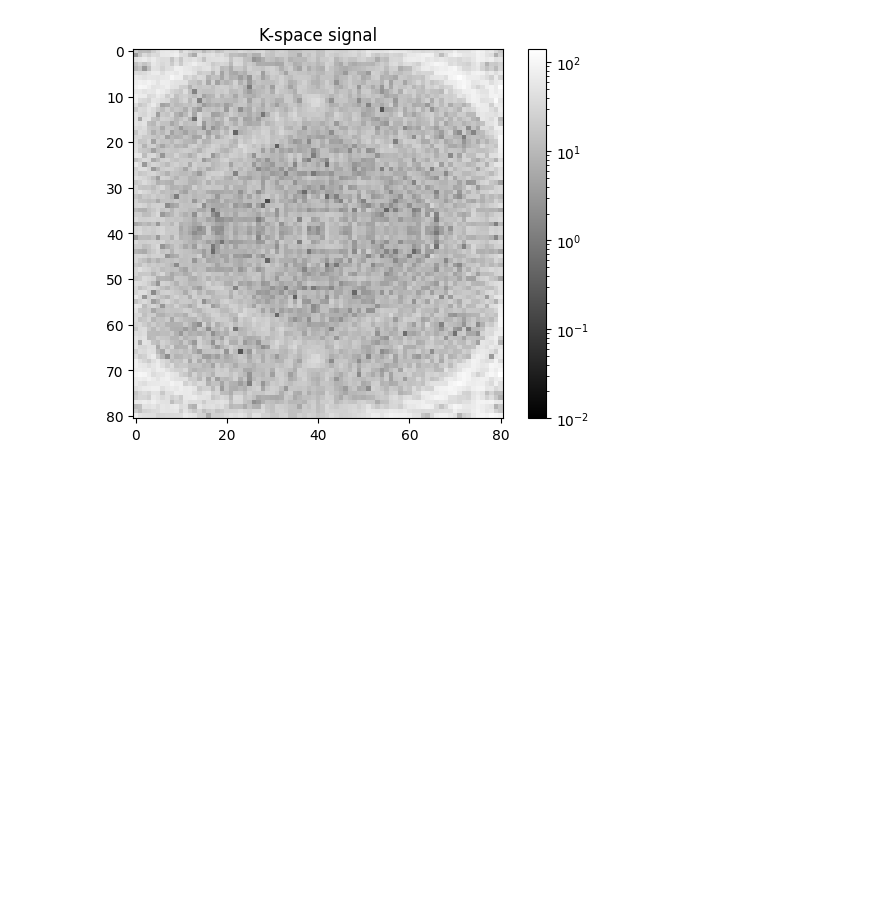
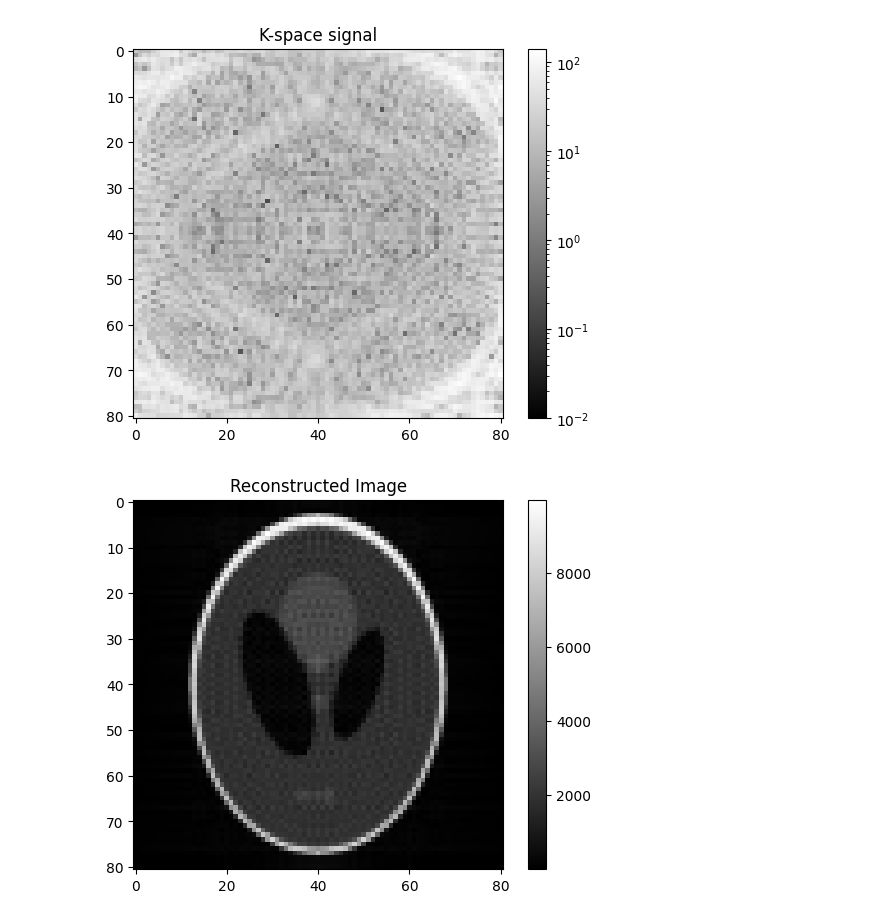
Before and after one commit to MaxStrey/Martinos_MR, a Jupyter notebook: Martinos_project/phantom_generation/phantom_7.ipynb, the cells around one changed output. Cells and saved outputs as stored; diff of their text form; code cells hidden in the pictures; blank space fills up the shorter version.

Commit message:
added phantom_7 which adds B0 inhomonginaities which kinda works

```diff
--- a/Martinos_project/phantom_generation/phantom_7.ipynb
+++ b/Martinos_project/phantom_generation/phantom_7.ipynb
@@ -10,7 +10,7 @@ import pandas as pd
 # Re-generate and resize Shepp-Logan phantom
 phantom = shepp_logan_phantom()
 phantom = resize(phantom, (81, 81))
-phantom /= np.max(phantom)
+#phantom /= np.max(phantom)
 phantom = phantom * (1 + 1j)  # Make the phantom complex
 
 
@@ -91,30 +91,32 @@ plt.show()
 # %%
 x_values_1 = np.linspace(-FOV / 2, FOV / 2, N_spins)
 y_values_1 = np.linspace(-FOV / 2, FOV / 2, N_spins)
 
 
 def inverse_fourier_2d(k_space):
     # Allocate a space for the output image
     image = np.zeros((N_spins, N_spins), dtype=np.complex128)
 
     # Iterate through each pixel in k-space
     for m in range(N_spins):
         for n in range(N_spins):
             # For each pixel, calculate the inverse Fourier transform
             for i in range(N_spins):
                 for j in range(N_spins):
-                    image[m, n] += k_space[i, j] * np.exp(1j * (kx_values[i] * x_values_1[m] + ky_values[j] * y_values_1[n]))
+                    image[m, n] += k_space[i, j] * np.exp(1j * (kx_values[i] * x_values_1[m] + ky_values[j] * y_values_1[n])) * np.exp(1j * gamma * B0_field_map[m,n] * 2 * tau)
 
 
 
     return image
 
 # Apply the inverse Fourier transform to the k-space data
 reconstructed_image = inverse_fourier_2d(k_space)
 
 # Plot the absolute value of the reconstructed image
 plt.figure()
 plt.imshow(np.abs(reconstructed_image.T), cmap='gray')
 plt.colorbar()
 plt.title('Reconstructed Image')
 plt.show()
+# %% [output]
+[figure, added]
```
Also changed, not shown: parts of 1 cell of this notebook, 1 other file.
